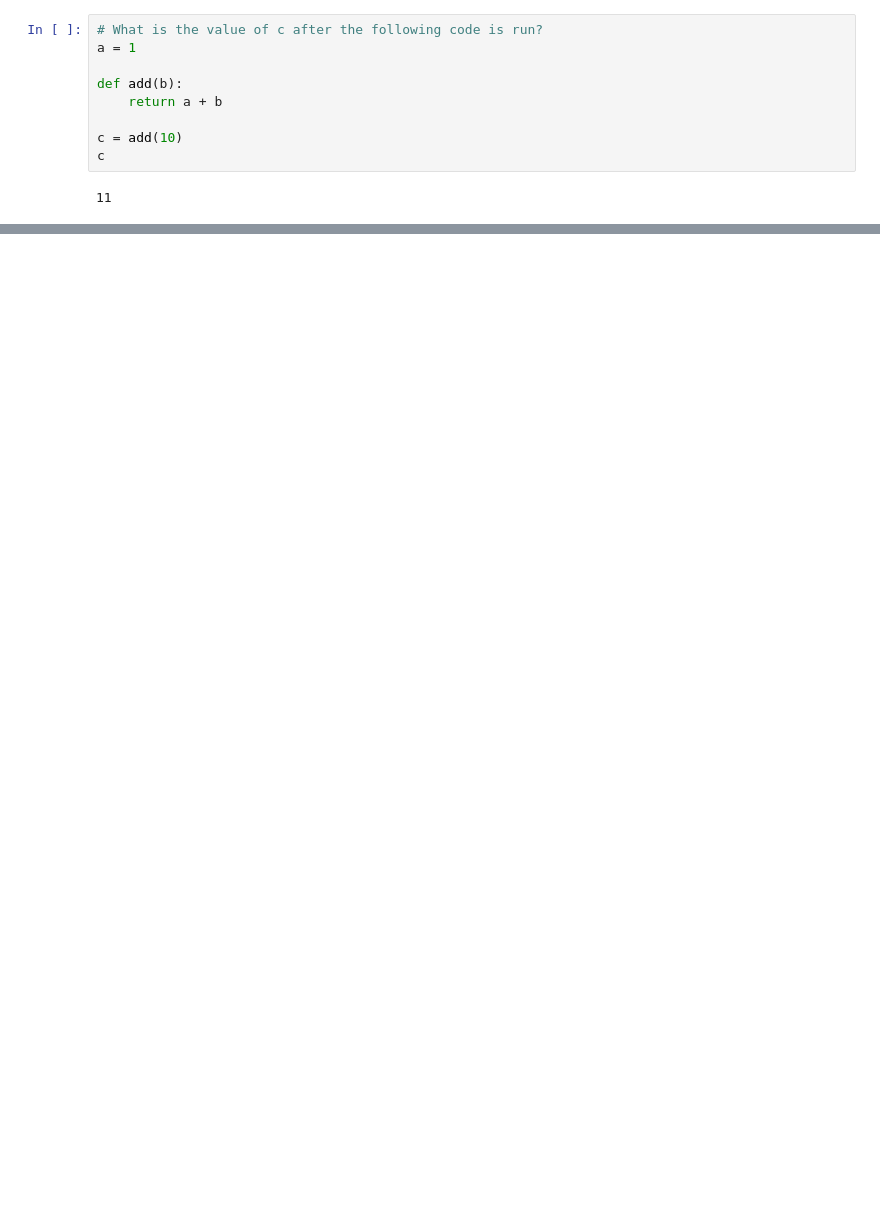
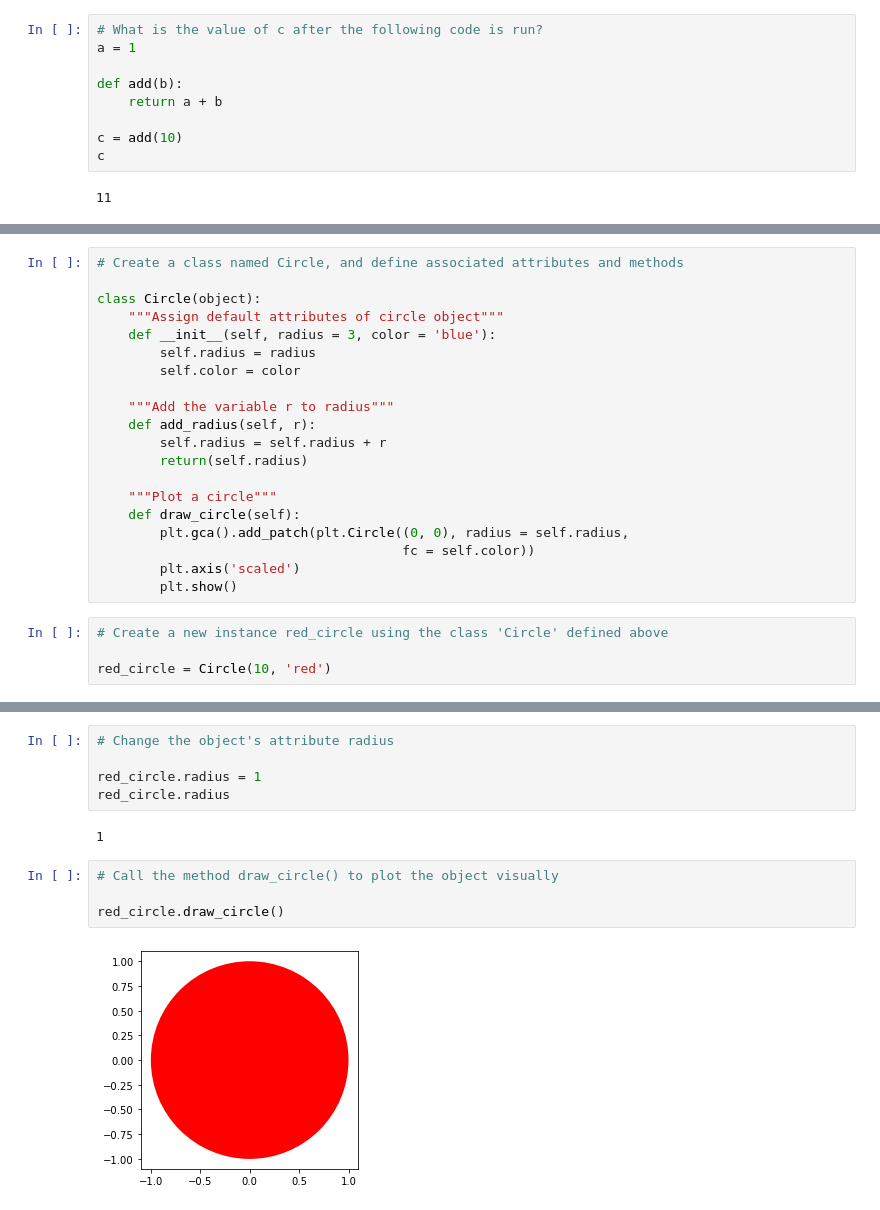
Before and after one commit to mellimol/IBM-Python-Basics-Data-Science, a Jupyter notebook: Mod3-Programming-Fundamentals/20201216-Mod3-Programming-Fundamentals.ipynb, the cells around one changed output, grey strips where cells are left out. Drawn from its saved outputs; the diff is of its cells as text; blank space fills up the shorter version.

```diff
--- a/Mod3-Programming-Fundamentals/20201216-Mod3-Programming-Fundamentals.ipynb
+++ b/Mod3-Programming-Fundamentals/20201216-Mod3-Programming-Fundamentals.ipynb
@@ -401,0 +986,24 @@ c
+# %%
+# Create a class named Circle, and define associated attributes and methods
+
+class Circle(object):
+    """Assign default attributes of circle object"""
+    def __init__(self, radius = 3, color = 'blue'):
+        self.radius = radius
+        self.color = color
+
+    """Add the variable r to radius"""
+    def add_radius(self, r):
+        self.radius = self.radius + r
+        return(self.radius)
+
+    """Plot a circle"""
+    def draw_circle(self):
+        plt.gca().add_patch(plt.Circle((0, 0), radius = self.radius,
+                                       fc = self.color))
+        plt.axis('scaled')
+        plt.show()
+# %%
+# Create a new instance red_circle using the class 'Circle' defined above
+
+red_circle = Circle(10, 'red')
@@ -401,0 +1040,13 @@ c
+# %%
+# Change the object's attribute radius
+
+red_circle.radius = 1
+red_circle.radius
+# %% [output]
+1
+# %%
+# Call the method draw_circle() to plot the object visually
+
+red_circle.draw_circle()
+# %% [output]
+[figure, added]
```
Also changed, not shown: parts of 98 cells of this notebook, 7 other files.
